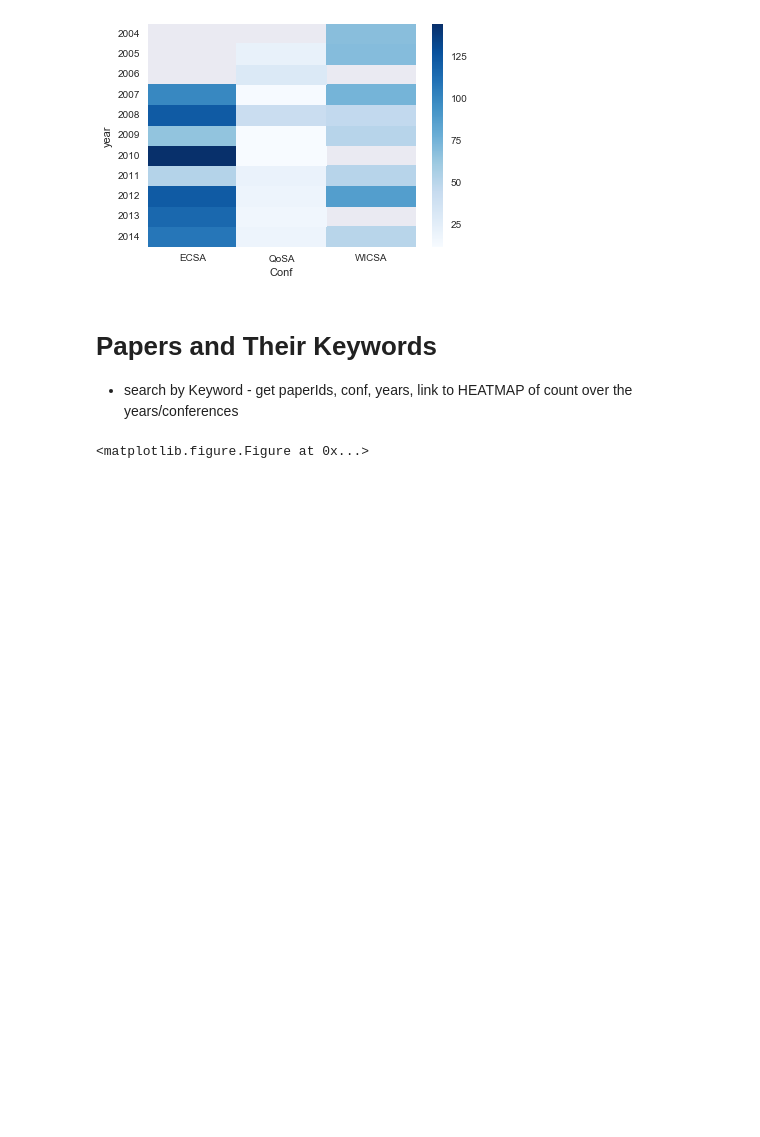
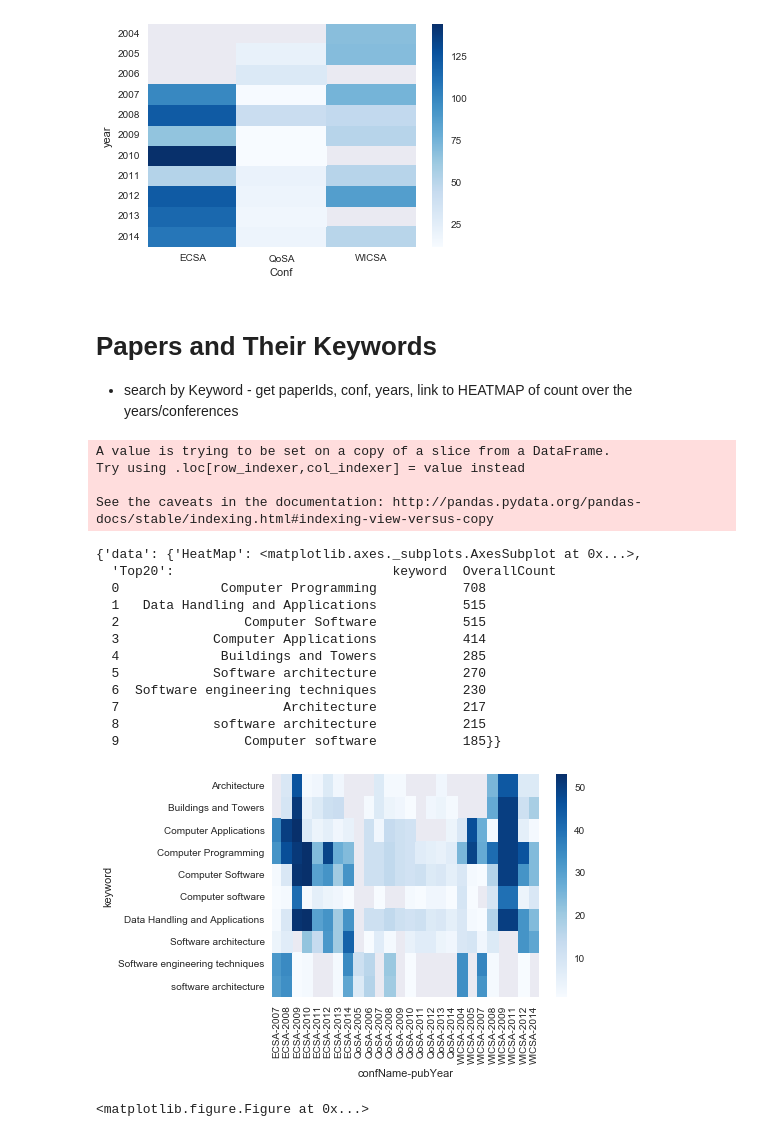
Before and after one commit to noveroa/DataBases, a Jupyter notebook: sqlStart/ExploringData_groupingandvisually.ipynb, the cells around one changed output. Saved outputs shown, nothing was run; the diff lists cells and outputs as text; code cells hidden in the pictures; blank space fills up the shorter version.

Commit message:
addedtopKWtrendpage

```diff
--- a/sqlStart/ExploringData_groupingandvisually.ipynb
+++ b/sqlStart/ExploringData_groupingandvisually.ipynb
@@ -220,12 +219,7 @@ def getPapersKWgroup(grouper):
 
         return merged, subgrp
 
-def getKWTrend(keyword):
-    paperFreq = getPapersKWgroup('keyword')
 
-    #paperFreq['keyword'] = paperFreq['keyword'].apply(lambda word: eval(word))
-
-    return paperFreq
 
 def confYrKeywords(top = 10):
     grouper = ['confName', 'pubYear']
@@ -275,6 +269,48 @@ def getKWTRends(kw, grouper):
                }]
 
     return dict(data = myentry)
+
+def seeKWTop20(top = 20):
+    m, f = getPapersKWgroup('keyword')
+
+    topWds = f.count().sort_values(by = 'confName', ascending = False)[:top]
+
+    mTop20 = m[m['keyword'].isin(topWds.index)]
+
+    mTop20['counts'] = mTop20.groupby(['confName', 'pubYear', 'keyword'])['keyword'].transform('count')
+
+    image = getHeatMap(mTop20, indexCol='keyword', cols = ['confName', 'pubYear'], vals = 'counts')
+
+    topWds.reset_index(inplace = True)
+    topWds.rename(columns = {'confName' : 'OverallCount'}, inplace = True)
+    cts = topWds[['keyword', 'OverallCount']]
+
+
+
+    return dict(data =
+                        {'Top20' : cts,
+                       'HeatMap' : image})
+# %%
+h = seeKWTop20(top = 10)
+h
+# %% [output]
+A value is trying to be set on a copy of a slice from a DataFrame.
+Try using .loc[row_indexer,col_indexer] = value instead
+
+See the caveats in the documentation: http://pandas.pydata.org/pandas-docs/stable/indexing.html#indexing-view-versus-copy
+{'data': {'HeatMap': <matplotlib.axes._subplots.AxesSubplot at 0x...>,
+  'Top20':                            keyword  OverallCount
+  0             Computer Programming           708
+  1   Data Handling and Applications           515
+  2                Computer Software           515
+  3            Computer Applications           414
+  4             Buildings and Towers           285
+  5            Software architecture           270
+  6  Software engineering techniques           230
+  7                     Architecture           217
+  8            software architecture           215
+  9                Computer software           185}}
+[figure, added]
 # %%
 tryit = confYrKeywords(top = 5)
 # %% [output]
```
Also changed, not shown: parts of 8 cells of this notebook, 4 other files.
